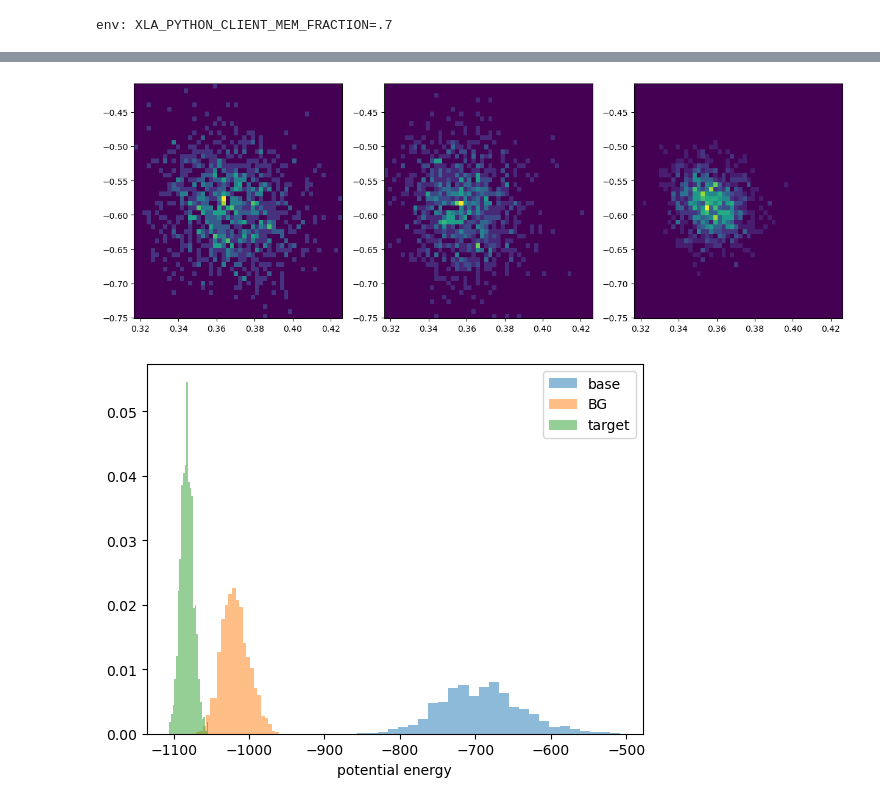
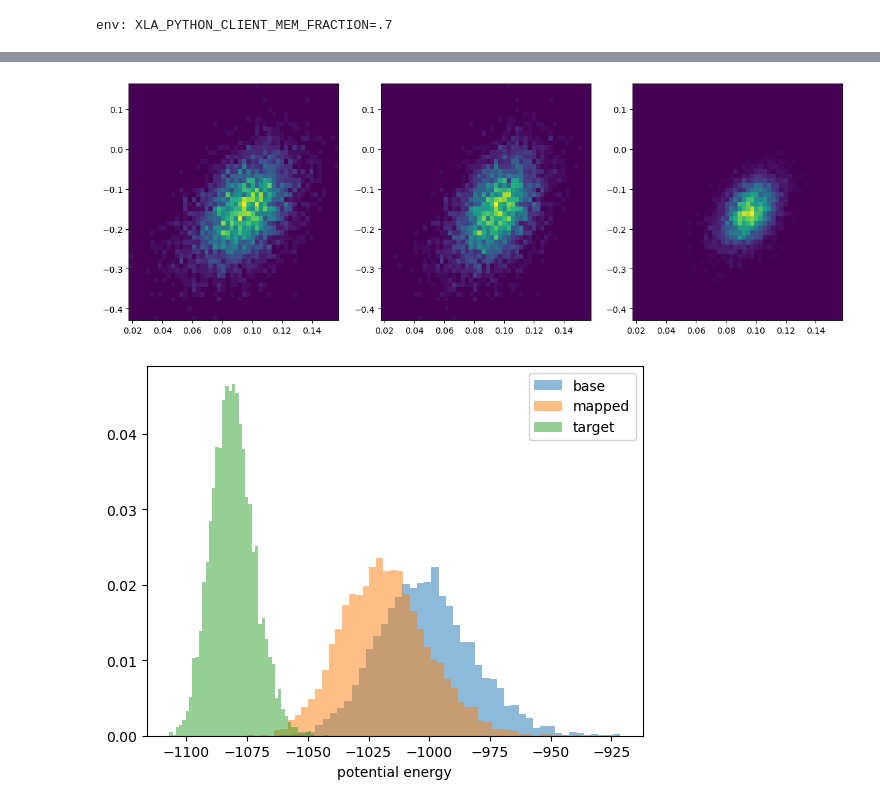
Before and after one commit to noegroup/rigid-flows, a Jupyter notebook: testing_run.ipynb, the cells around one changed output, grey strips where cells are left out. Cells and saved outputs as stored; diff of their text form; code cells hidden in the pictures.

```diff
--- a/testing_run.ipynb
+++ b/testing_run.ipynb
@@ -137,6 +146,9 @@ Initializing ActNorm
 # %%
-num_samples = 1_000
+num_samples = 5_000
 keys = jax.random.split(next(chain), num_samples)
+base_tr = jax.vmap(base.sample)(keys)
 
-base_obj = jax.vmap(base.sample)(keys).obj
-pos = base_obj.pos.reshape(-1, model.n_atoms, 3)
+keys = jax.random.split(next(chain), num_samples)
+target_tr = jax.vmap(target.sample)(keys)
+
+mapped_tr = jax.vmap(flow.inverse)(base_tr.obj)
@@ -253,6 +264,5 @@ plt.show()
 # %%
-keys = jax.random.split(next(chain), num_samples)
-bg_obj = jax.vmap(PullbackSampler(base.sample, flow))(keys).obj
-bg_k_oxy = jax.vmap(to_rigid)(bg_obj.pos[:, k]).obj
-unsigned_bg = normalize_quats(bg_k_oxy.rot, bg_k_oxy.rot[0])
+mapped_tr = jax.vmap(flow.inverse)(base_tr.obj)
+mapped_k_oxy = jax.vmap(to_rigid)(mapped_tr.obj.pos[:, k]).obj
+unsigned_bg = normalize_quats(mapped_k_oxy.rot, mapped_k_oxy.rot[0])
 # %%
@@ -274,7 +284,7 @@ plt.xlim(xbins[0], xbins[-1])
 plt.ylim(ybins[0], ybins[-1])
 
 plt.subplot(1, 3, 2)
-plt.hist2d(bg_k_oxy.pos[:, i], unsigned_bg[:, j], bins=(xbins, ybins))
+plt.hist2d(mapped_k_oxy.pos[:, i], unsigned_bg[:, j], bins=(xbins, ybins))
 plt.xlim(xbins[0], xbins[-1])
 plt.ylim(ybins[0], ybins[-1])
 
@@ -285,18 +295,18 @@ plt.ylim(ybins[0], ybins[-1])
 
 plt.show()
 # %% [output]
-[figure, old version]
+[figure, new version]
 # %%
 ene_fn = jax.vmap(target.potential)
-base_ene = ene_fn(base_obj)
-bg_ene = ene_fn(bg_obj)
-target_ene = ene_fn(target_obj)
+base_ene = ene_fn(base_tr.obj)
+mapped_ene = ene_fn(mapped_tr.obj)
+target_ene = ene_fn(target_tr.obj)
 # %%
 plt.hist(base_ene, **hist_kwargs, label='base')
-plt.hist(bg_ene, **hist_kwargs, label='BG')
+plt.hist(mapped_ene, **hist_kwargs, label='mapped')
 plt.hist(target_ene, **hist_kwargs, label='target')
 plt.xlabel('potential energy')
 plt.legend()
 plt.show()
 # %% [output]
-[figure, old version]
+[figure, new version]
```
Also changed, not shown: parts of 21 cells of this notebook, 2 other files.
